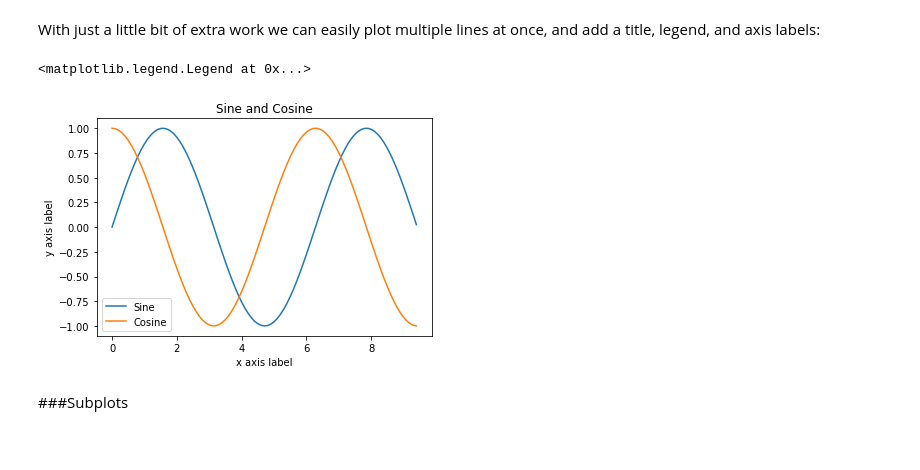
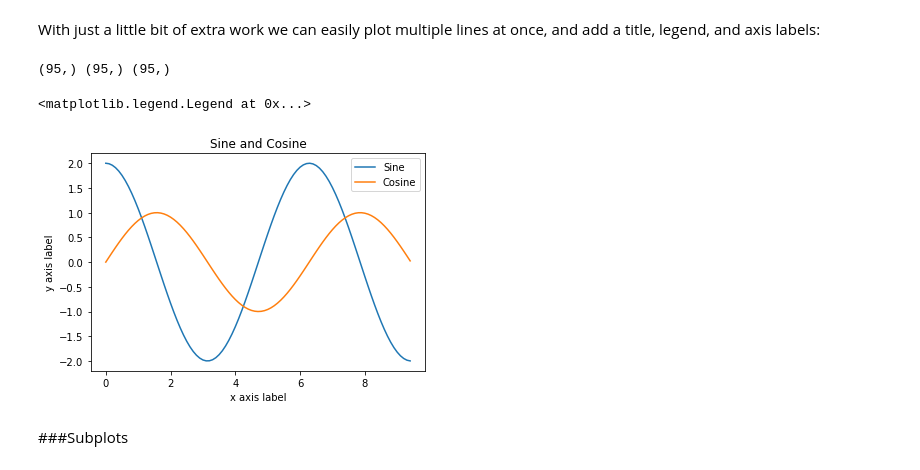
Before and after one commit to zppet/Hello-world, a Jupyter notebook: python-colab.ipynb, the cells around one changed output. Drawn from its saved outputs; the diff is of its cells as text; code cells hidden in the pictures.

```diff
--- a/python-colab.ipynb
+++ b/python-colab.ipynb
@@ -953,17 +961,20 @@ With just a little bit of extra work we can easily plot multiple lines at once,
 # %%
 y_sin = np.sin(x)
 y_cos = np.cos(x)
+print(x.shape,y_sin.shape,y_cos.shape)
 
 # Plot the points using matplotlib
+plt.plot(x, 2*y_cos)
 plt.plot(x, y_sin)
-plt.plot(x, y_cos)
+
 plt.xlabel('x axis label')
 plt.ylabel('y axis label')
 plt.title('Sine and Cosine')
 plt.legend(['Sine', 'Cosine'])
 # %% [output]
-<matplotlib.legend.Legend at 0x...>
+(95,) (95,) (95,)
+<matplotlib.legend.Legend at 0x...>
-[figure, old version]
+[figure, new version]
 # %% [markdown]
 ###Subplots
 # %% [markdown]
```
Also changed, not shown: parts of 10 cells of this notebook.
